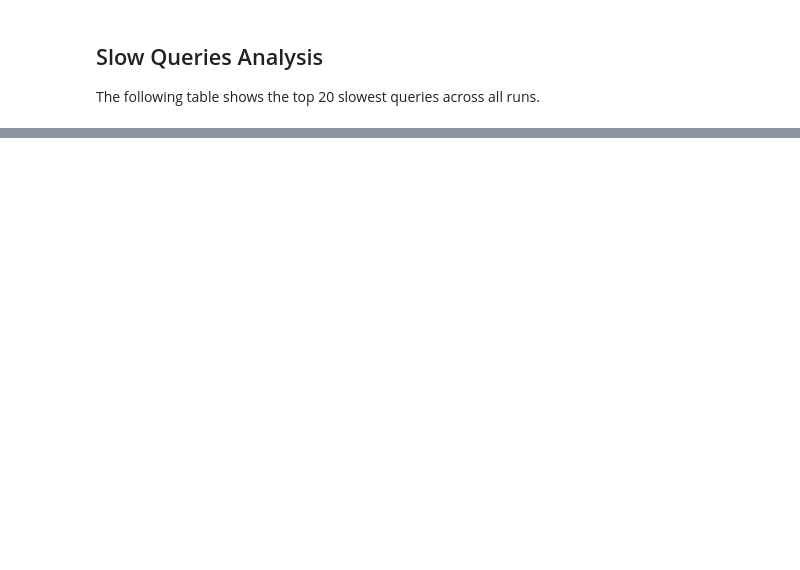
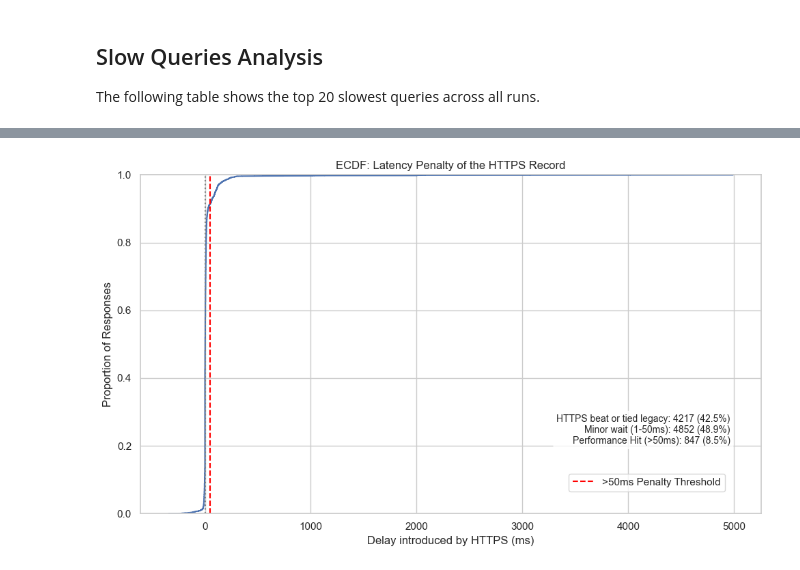
Before and after one commit to Jigsaw-Code/ech-research, a Jupyter notebook: dnsreport/report.ipynb, the cells around one changed output, grey strips where cells are left out. Saved outputs shown, nothing was run; the diff lists cells and outputs as text; code cells hidden in the pictures; blank space fills up the shorter version.

```diff
--- a/dnsreport/report.ipynb
+++ b/dnsreport/report.ipynb
@@ -143,0 +262,35 @@ Top 20 Slowest Successful Queries:
+# %%
+all_delays = combined['https_delay'].dropna()
+
+# Empirical Cumulative Distribution Function of the general delay
+plt.figure(figsize=(10, 6))
+sns.ecdfplot(all_delays)
+plt.title('ECDF: Latency Penalty of the HTTPS Record')
+plt.xlabel('Delay introduced by HTTPS (ms)')
+plt.ylabel('Proportion of Responses')
+# plt.xlim(-50, 150) # Focus in on the major movement areas
+plt.axvline(x=0, color='gray', linestyle=':')
+plt.axvline(x=50, color='red', linestyle='--', label='>50ms Penalty Threshold')
+
+# Calculate percentages explicitly
+total_valid = len(all_delays)
+pct_fast_or_same = len(all_delays[all_delays <= 0]) / total_valid * 100
+pct_slow_under_50 = len(all_delays[(all_delays > 0) & (all_delays <= 50)]) / total_valid * 100
+pct_hurt_perf = len(all_delays[all_delays > 50]) / total_valid * 100
+
+stats_text = (f"HTTPS beat or tied legacy: {len(all_delays[all_delays <= 0])} ({pct_fast_or_same:.1f}%)\n"
+              f"Minor wait (1-50ms): {len(all_delays[(all_delays > 0) & (all_delays <= 50)])} ({pct_slow_under_50:.1f}%)\n"
+              f"Performance Hit (>50ms): {len(all_delays[all_delays > 50])} ({pct_hurt_perf:.1f}%)")
+
+plt.text(0.95, 0.20, stats_text,
+         transform=plt.gca().transAxes,
+         fontsize=10,
+         verticalalignment='bottom',
+         horizontalalignment='right',
+         bbox=dict(boxstyle='round', facecolor='white', alpha=0.8))
+
+plt.legend(loc='lower right', bbox_to_anchor=(0.95, 0.05))
+plt.tight_layout()
+plt.show()
+# %% [output]
+[figure, added]
```
Also changed, not shown: parts of 11 cells of this notebook.
